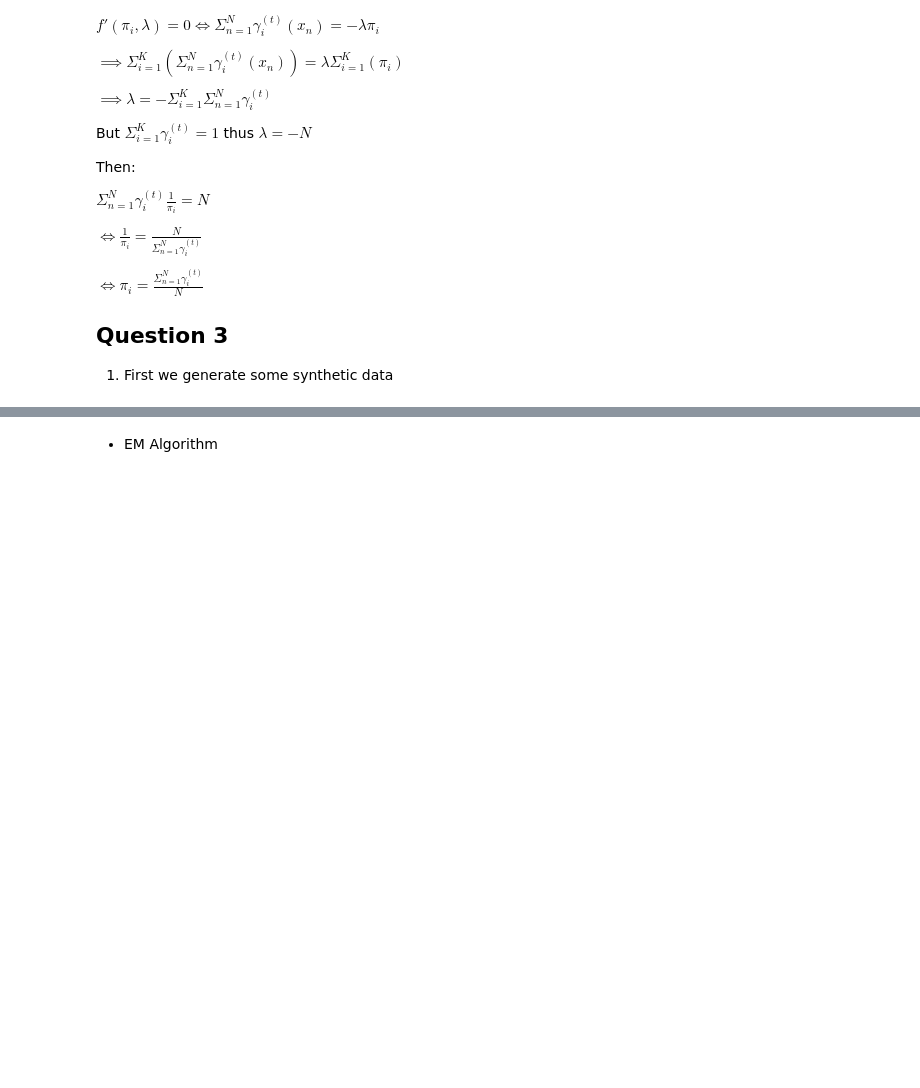
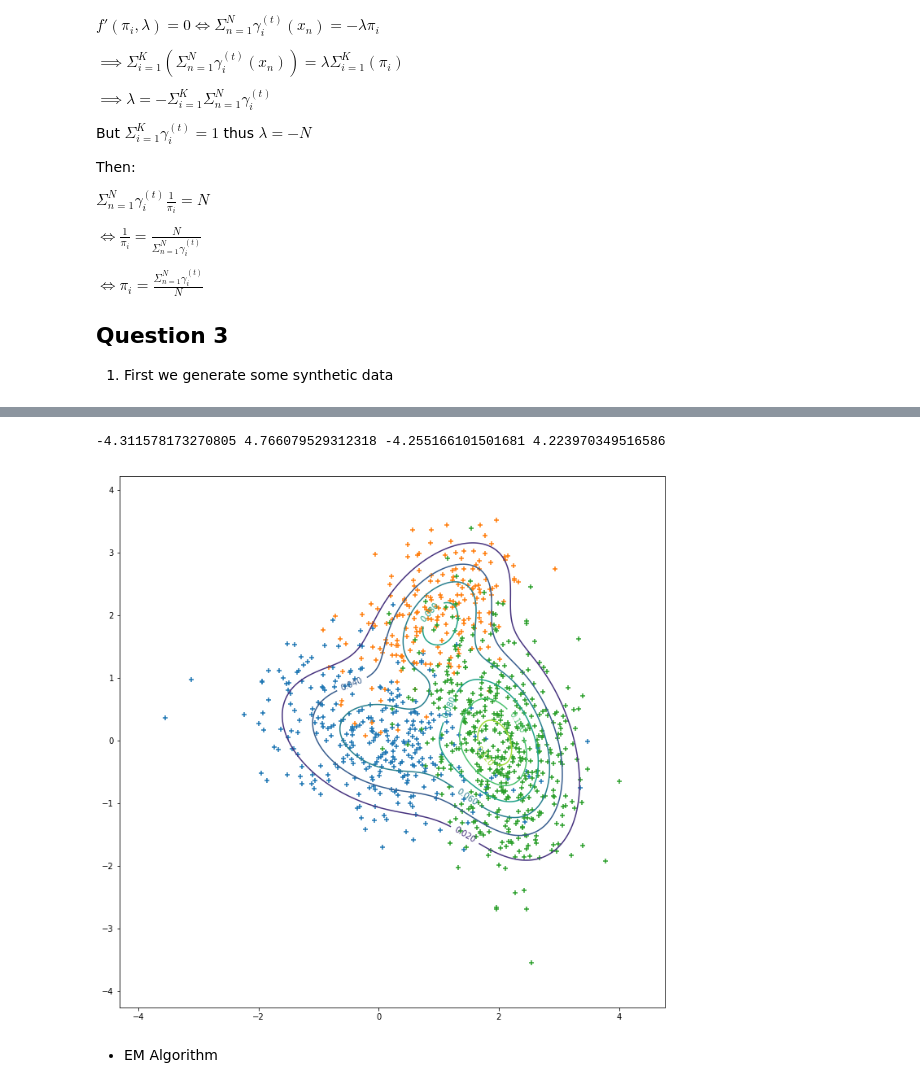
Before and after one commit to fd0r/PGM_PS2, a Jupyter notebook: Lab.ipynb, the cells around one changed output, grey strips where cells are left out. Cells and saved outputs as stored; diff of their text form; code cells hidden in the pictures; blank space fills up the shorter version.

Commit message:
contour plot

```diff
--- a/Lab.ipynb
+++ b/Lab.ipynb
@@ -161,3 +163,40 @@ plt.close()
+# %%
+# Extract x and y
+X = gmm_sample[:,0]
+Y = gmm_sample[:,1]
+# Define the borders
+deltaX = (max(X) - min(X))/10
+deltaY = (max(Y) - min(Y))/10
+xmin = min(X) - deltaX
+xmax = max(X) + deltaX
+ymin = min(Y) - deltaY
+ymax = max(Y) + deltaY
+print(xmin, xmax, ymin, ymax)
+
+normals = [None for _ in pis]
+for idx, pi in enumerate(pis):
+    normals[idx] = multivariate_normal(mus[idx],sigmas[idx])
+
+def my_distrib(pos):
+    return sum(pis[idx]*normal.pdf(pos) for idx, normal in enumerate(normals))
+
+
+x, y = np.mgrid[xmin:xmax:.01, ymin:ymax:.01]
+pos = np.dstack((x, y))
+fig = plt.figure(figsize=(12,12))
+ax = fig.add_subplot(111)
+
+if False:
+    ax.contourf(x, y, my_distrib(pos))
+else:
+    cp = ax.contour(x, y, my_distrib(pos))
+ax.clabel(cp, inline=True,
+          fontsize=10)
+for gaussian_idx in range(K):
+    ax.scatter(gmm_sample[:,0][xis[:,gaussian_idx]], gmm_sample[:,1][xis[:,gaussian_idx]],marker='+')
+# %% [output]
+-4.311578173270805 4.766079529312318 -4.255166101501681 4.223970349516586
+[figure, added]
 # %% [markdown]
 - EM Algorithm
 # %%
```
Also changed, not shown: parts of 24 cells of this notebook.
